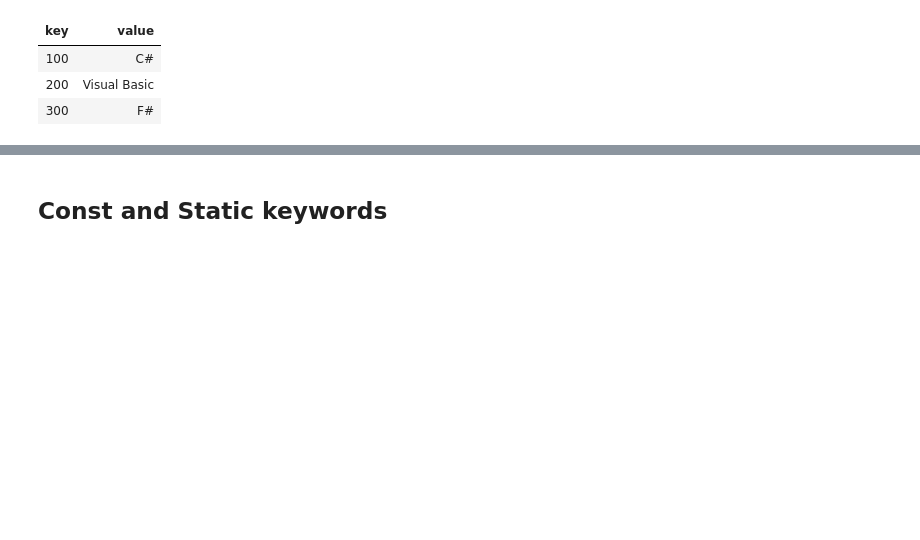
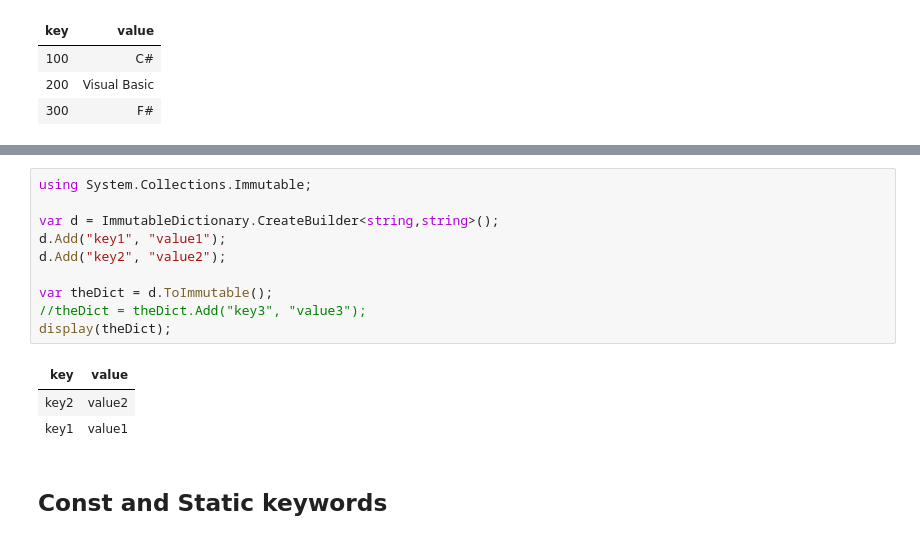
Before and after one commit to csharpfritz/csharp_with_csharpfritz, a Jupyter notebook: notebooks/0107-Errata_01.ipynb, the cells around one changed output, grey strips where cells are left out. Drawn from its saved outputs; the diff is of its cells as text; blank space fills up the shorter version.

```diff
--- a/notebooks/0107-Errata_01.ipynb
+++ b/notebooks/0107-Errata_01.ipynb
@@ -398,3 +468,17 @@ display(myDictionary);
+# %%
+using System.Collections.Immutable;
+
+var d = ImmutableDictionary.CreateBuilder<string,string>();
+d.Add("key1", "value1");
+d.Add("key2", "value2");
+
+var theDict = d.ToImmutable();
+//theDict = theDict.Add("key3", "value3");
+display(theDict);
+# %% [output]
+| key | value |
+| key2 | value2 |
+| key1 | value1 |
 # %% [markdown]
 ## Const and Static keywords
 # %%
```
Also changed, not shown: parts of 7 cells of this notebook.
